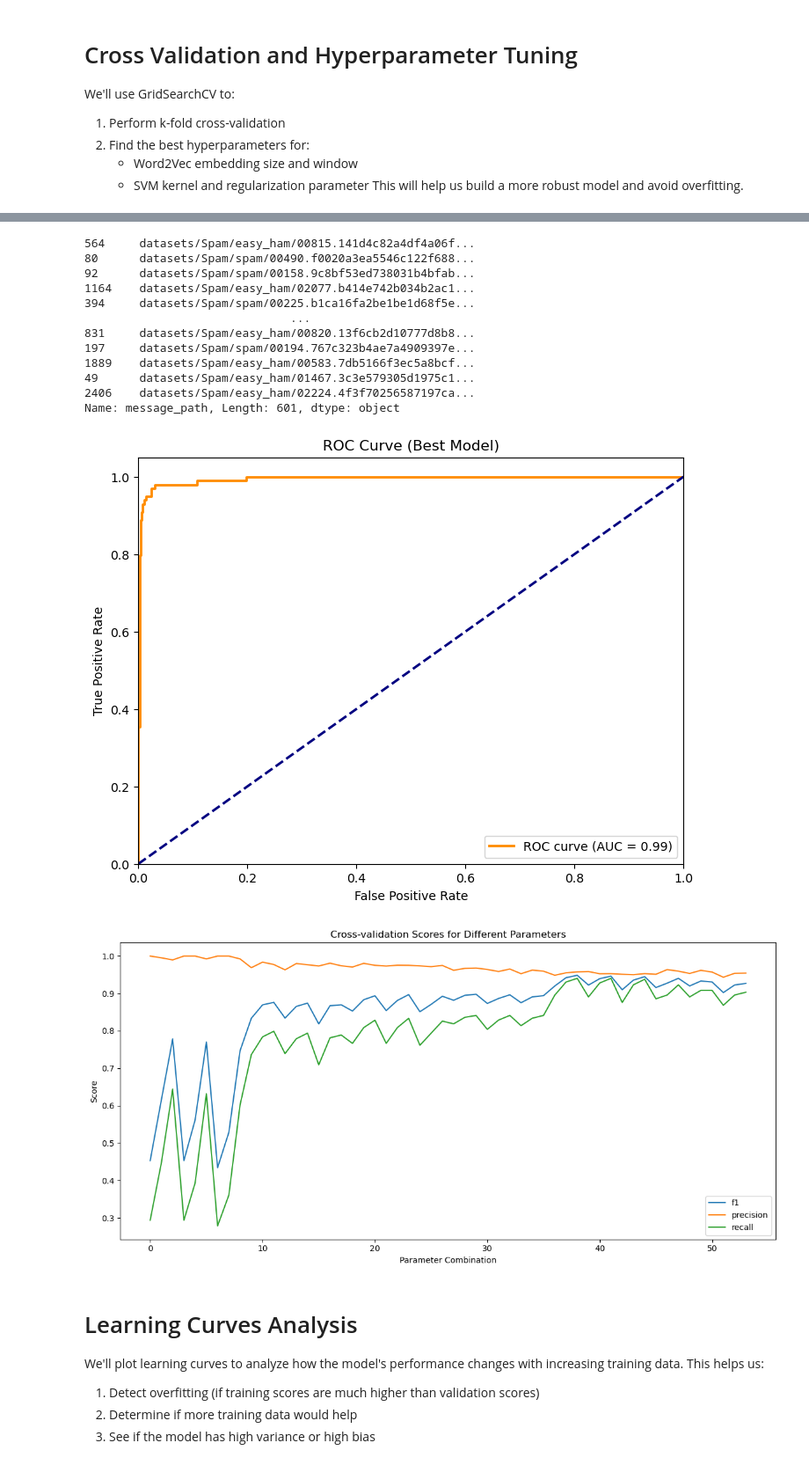
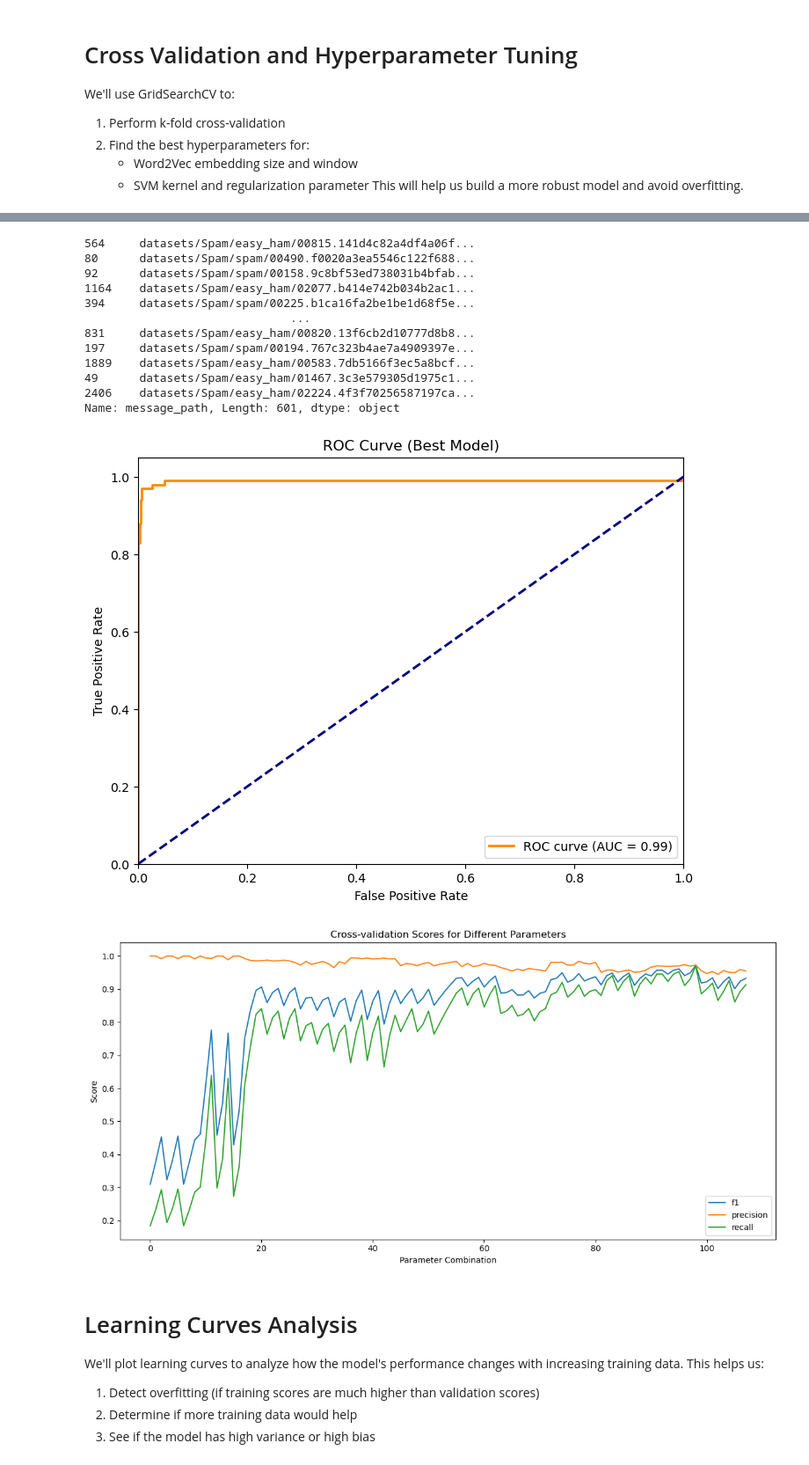
Before and after one commit to ndl284/learning_ml, a Jupyter notebook: notebooks/excercises/Ch3Q4 - Spam Classifier.ipynb, the cells around one changed output, grey strips where cells are left out. Shown at 88% size. Cells and saved outputs as stored; diff of their text form; code cells hidden in the pictures.

```diff
--- a/notebooks/excercises/Ch3Q4 - Spam Classifier.ipynb
+++ b/notebooks/excercises/Ch3Q4 - Spam Classifier.ipynb
@@ -643,7 +611,7 @@ from sklearn.metrics import make_scorer, f1_score, precision_score, recall_score
 
 # Define the parameter grid for GridSearchCV
 param_grid = {
-    'emailtotokenstransformer__include_headers'
+    'tokenizer__include_headers': [True, False],
     'word2vec__vector_size': [50, 100, 200],
     'word2vec__window': [3, 5, 7],
     'classifier__kernel': ['rbf', 'linear'],
@@ -746,18 +714,18 @@ Fitting 5 folds for each of 54 candidates, totalling 270 fits
 [figure]
 564     datasets/Spam/easy_ham/00815.141d4c82a4df4a06f...
 80      datasets/Spam/spam/00490.f0020a3ea5546c122f688...
 92      datasets/Spam/spam/00158.9c8bf53ed738031b4bfab...
 1164    datasets/Spam/easy_ham/02077.b414e742b034b2ac1...
 394     datasets/Spam/spam/00225.b1ca16fa2be1be1d68f5e...
                               ...
 831     datasets/Spam/easy_ham/00820.13f6cb2d10777d8b8...
 197     datasets/Spam/spam/00194.767c323b4ae7a4909397e...
 1889    datasets/Spam/easy_ham/00583.7db5166f3ec5a8bcf...
 49      datasets/Spam/easy_ham/01467.3c3e579305d1975c1...
 2406    datasets/Spam/easy_ham/02224.4f3f70256587197ca...
 Name: message_path, Length: 601, dtype: object
-[figure, old version]
+[figure, new version]
-[figure, old version]
+[figure, new version]
 # %% [markdown]
 # Learning Curves Analysis
 We'll plot learning curves to analyze how the model's performance changes with increasing training data. This helps us:
```
Also changed, not shown: parts of 6 cells of this notebook.
